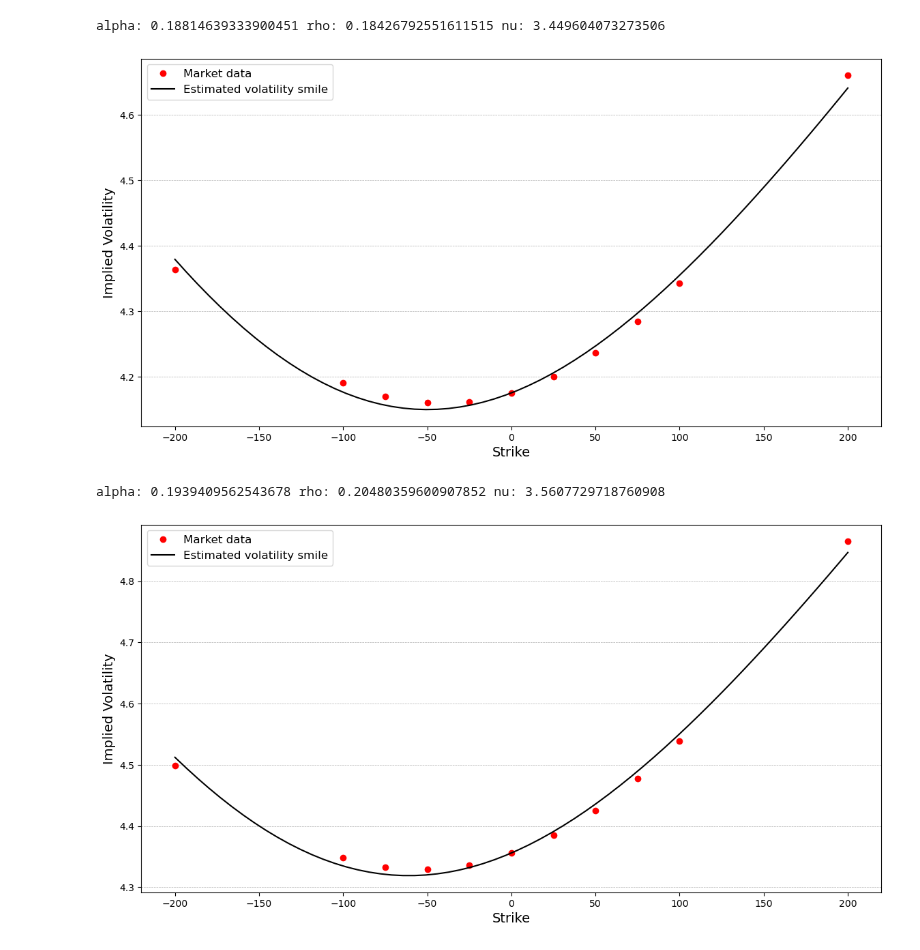
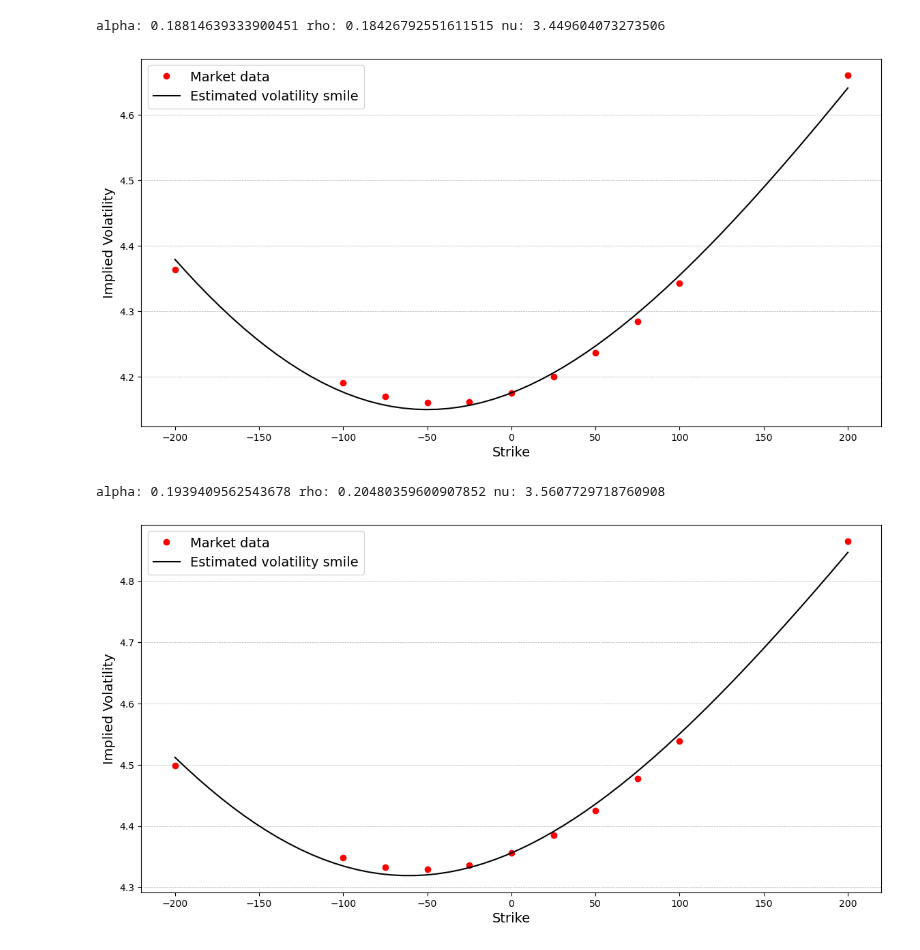
Before and after one commit to NannaOhrt/master_thesis, a Jupyter notebook: main/code/cal_parm_SABR.ipynb, the cells around one changed output. Cells and saved outputs as stored; diff of their text form; code cells hidden in the pictures.

```diff
--- a/main/code/cal_parm_SABR.ipynb
+++ b/main/code/cal_parm_SABR.ipynb
@@ -81,35 +81,35 @@ sigmas = np.array([0.4364, 0.4191, 0.41706,0.41605, 0.41619,0.41757,0.42003,0.42
 sigmas = sigmas*10
 strikes_in_bps = np.array([-200,-100,-75,-50,-25,0,25,50,75,100,200])
 t_exp = 10
 tenor = 30
 atm_sigma = 0.41757*10
 #atm_sigma =atm_sigma *10
 f = 0.23401
 #f = f*10
 guess = [0.01, 10,-0.5]
 strikes = f + strikes_in_bps*0.0001
 #Calling the SABR_calibration function defined below to return the parameters.
 alpha, nu, rho = SABR_calibration(f, t_exp, atm_sigma, beta, strikes, sigmas, guess)
 
 print("alpha:",alpha,"rho:",rho, "nu:", nu)
 Ks_in_bps = np.linspace(-200,200,60)
 Ks = f + Ks_in_bps*0.0001
 vols_from_Ks = SABR_market_vol(Ks,f,t_exp,alpha,beta,nu,rho)
 
 fig, ax = plt.subplots(figsize=(14, 7))
 plt.plot(strikes_in_bps, sigmas, 'o', color = 'red', label = 'Market data')
 plt.plot(Ks_in_bps,vols_from_Ks, color = 'black', label= 'Estimated volatility smile')
 plt.xlabel("Strike",fontsize=14)
 plt.ylabel("Implied Volatility", fontsize=14)
 #plt.title("10Y30Y EUR Swaption Implied Volatility", fontsize=18)
-plt.legend(fontsize=12)
+plt.legend(fontsize=14)
 plt.grid(axis='y', linestyle='--', linewidth=0.5)
 plt.savefig("/Users/nannaingemannohrt/Desktop/master_thesis/main/plots/10Y30Y_est.png")
 plt.show()
 plt.close()
 # %% [output]
 alpha: 0.18814639333900451 rho: 0.18426792551611515 nu: 3.449604073273506
-[figure, old version]
+[figure, new version]
 # %%
 #10Y20Y 2024
 beta = 0.5
@@ -136,14 +136,14 @@ plt.plot(Ks_in_bps,vols_from_Ks, color = 'black', label= 'Estimated volatility s
 plt.xlabel("Strike",fontsize=14)
 plt.ylabel("Implied Volatility", fontsize=14)
 #plt.title("10Y20Y EUR Swaption Implied Volatility", fontsize=18)
-plt.legend(fontsize=12)
+plt.legend(fontsize=14)
 plt.grid(axis='y', linestyle='--', linewidth=0.5)
 plt.savefig("/Users/nannaingemannohrt/Desktop/master_thesis/main/plots/10Y20Y_est.png")
 plt.show()
 plt.close()
 # %% [output]
 alpha: 0.1939409562543678 rho: 0.20480359600907852 nu: 3.5607729718760908
-[figure, old version]
+[figure, new version]
 # %%
 #10Y15Y 2024
 beta = 0.5
```
Also changed, not shown: parts of 8 cells of this notebook, 14 other files.
